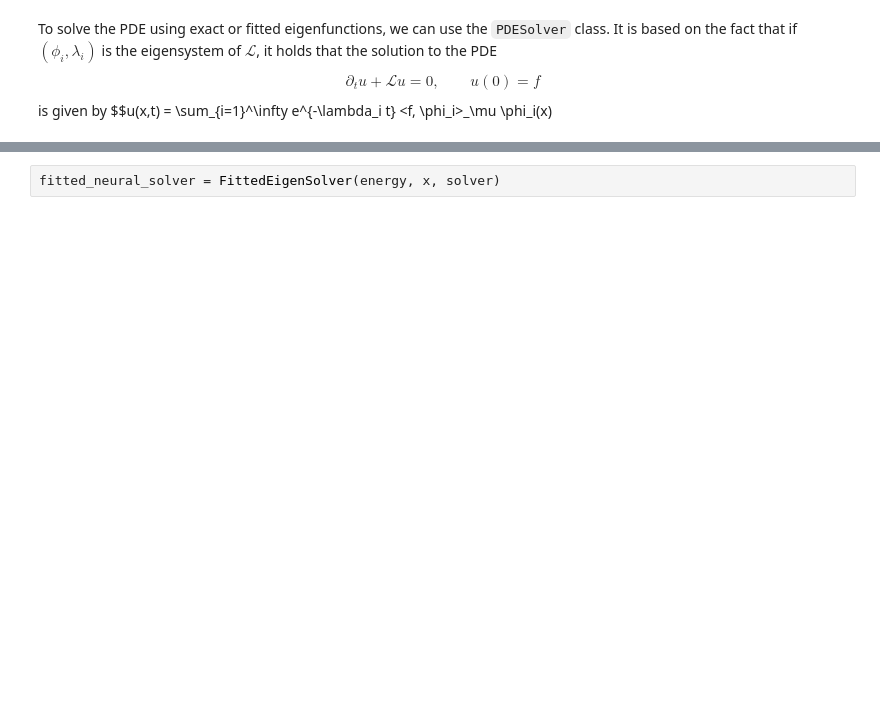
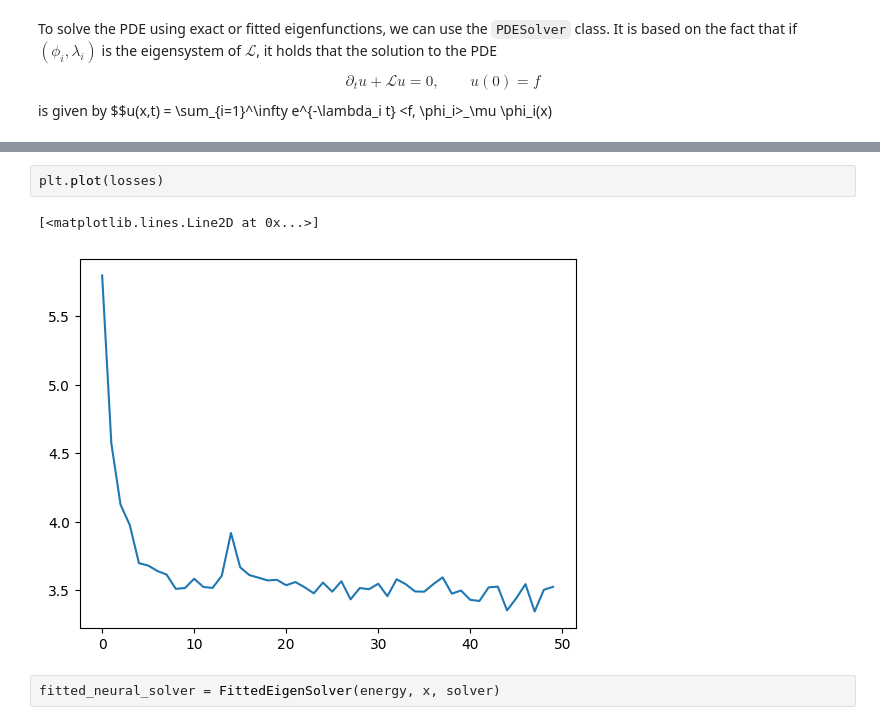
Before and after one commit to lclaeys/eigenfunction-solver, a Jupyter notebook: clean_notebooks/pde_solving.ipynb, the cells around one changed output, grey strips where cells are left out. Cells and saved outputs as stored; diff of their text form; blank space fills up the shorter version.

```diff
--- a/clean_notebooks/pde_solving.ipynb
+++ b/clean_notebooks/pde_solving.ipynb
@@ -317,6 +313,11 @@ for epoch in progress_bar:
     losses[epoch] = loss
 
     progress_bar.set_postfix(loss=f"{loss:.4f}")
+# %%
+plt.plot(losses)
+# %% [output]
+[<matplotlib.lines.Line2D at 0x...>]
+[figure, added]
 # %%
 fitted_neural_solver = FittedEigenSolver(energy, x, solver)
 # %%
```
Also changed, not shown: parts of 21 cells of this notebook, 2 other files.
